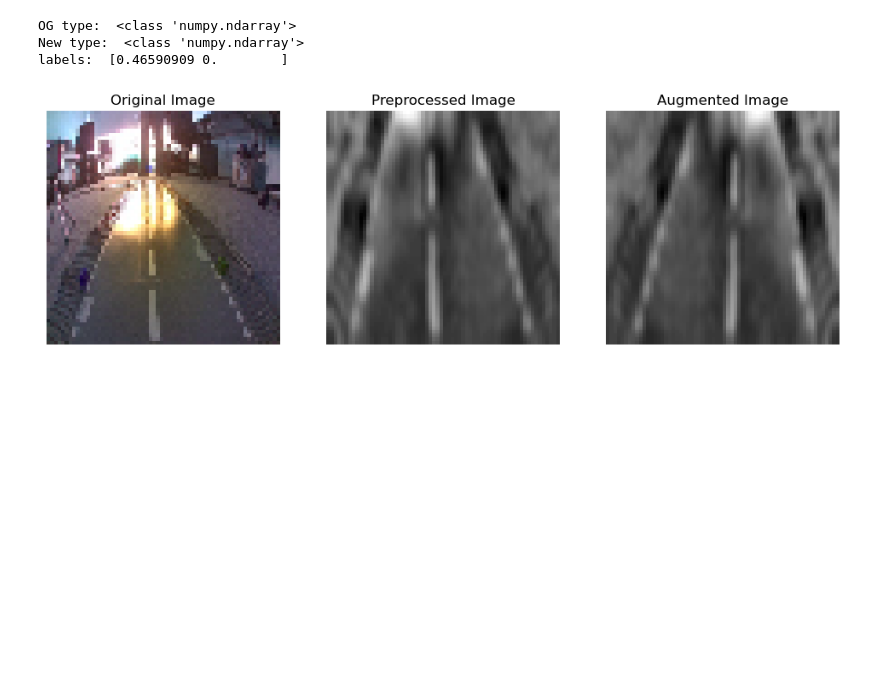
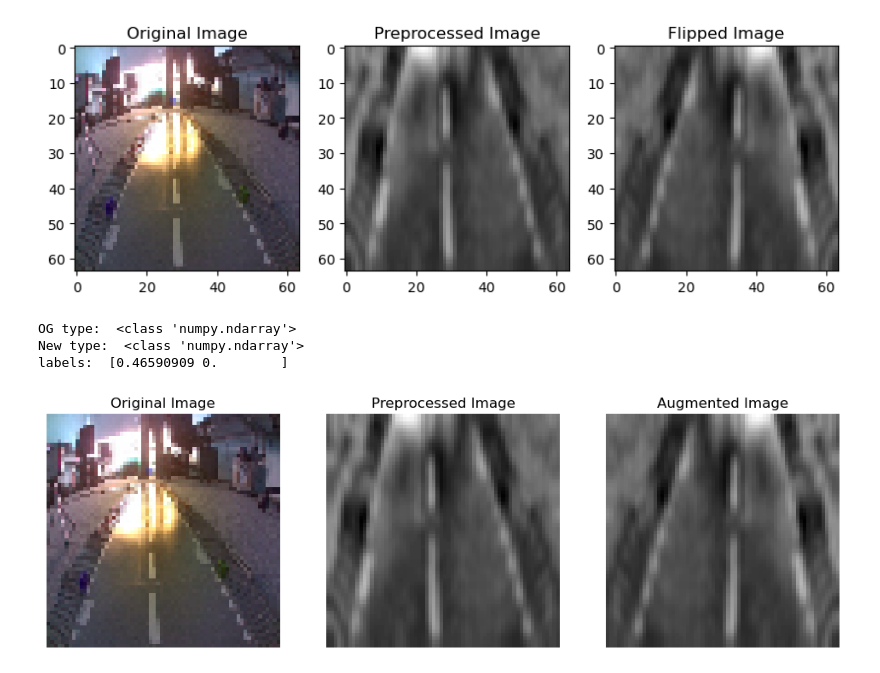
Before and after one commit to marcelrojo/RoboticsII-Jetbot, a Jupyter notebook: models/preprocess.ipynb, the cells around one changed output. Cells and saved outputs as stored; diff of their text form; code cells hidden in the pictures; blank space fills up the shorter version.

```diff
--- a/models/preprocess.ipynb
+++ b/models/preprocess.ipynb
@@ -74,12 +74,44 @@ def load_data(path: str = "../dataset") -> Generator[np.array, float, float]:
         #random.shuffle(image_paths)
 
         for image_path in image_paths:
-            image_data = cv2.imread(image_path)
+            image_data = load_img(image_path)
             image_number = int(Path(image_path).name.removesuffix(".jpg"))
             row = csv_data[csv_data["id"]==image_number]
             if row.empty:
                 continue
             yield image_data, row["forward"].values[0], row["left"].values[0]
+# %%
+img_size = 64
+
+img, _, _ = next(load_data())
+img_preprocessed = img_to_array(img).astype(np.uint8)
+
+img_og= cv2.resize(img_preprocessed, (img_size, img_size))
+
+img_gray = cv2.cvtColor(img_og, cv2.COLOR_BGR2GRAY)
+img_clahe = cv2.createCLAHE(clipLimit=2.0, tileGridSize=(8, 8)).apply(img_gray)
+img_blurred = cv2.GaussianBlur(img_clahe, (3, 3), 0)
+
+img_crop = img_blurred[img_size//2:img_size, 0:img_size]
+img_crop = cv2.resize(img_crop, (img_size, img_size))
+
+img_preprocessed = img_crop
+
+pil_preprocessed = Image.fromarray(img_preprocessed.astype(np.uint8), "L")
+
+pil_flipped = pil_preprocessed.transpose(method=Image.FLIP_LEFT_RIGHT)
+
+fig, ax = plt.subplots(1, 3, figsize=(10, 5))
+
+ax[0].imshow(img_og)
+ax[0].set_title("Original Image")
+ax[1].imshow(pil_preprocessed, cmap='gray')
+ax[1].set_title("Preprocessed Image")
+ax[2].imshow(pil_flipped, cmap='gray')
+ax[2].set_title("Flipped Image")
+plt.show()
+# %% [output]
+[figure, added]
 # %%
 def load_data_preprocess(path, image_size, batch_size, preprocess = True, augmentation = True):
     def preprocess(image):
```
Also changed, not shown: parts of 1 cell of this notebook, 2 other files.
